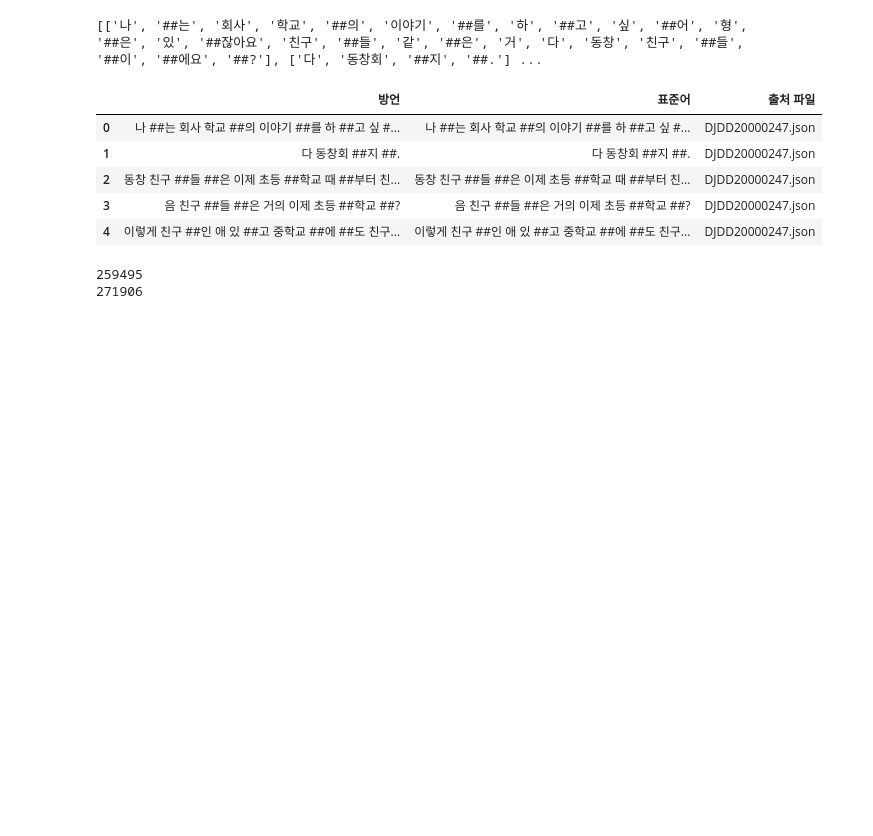
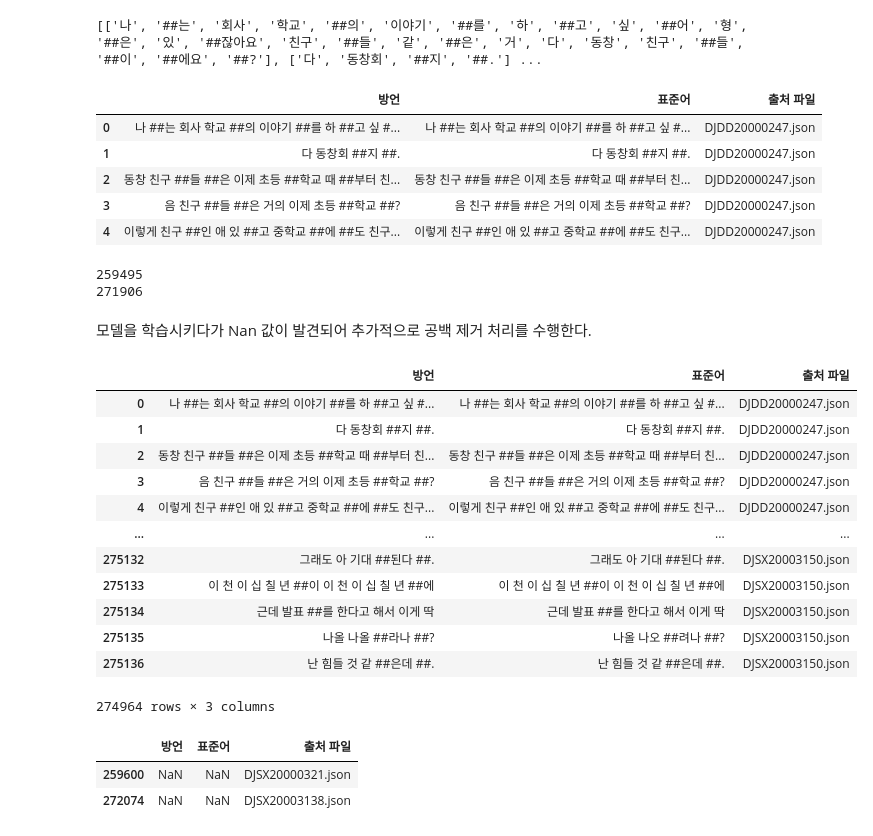
Before and after one commit to BlessingDev/NLP-Standard-Dialect-Translation, a Jupyter notebook: EDA2.ipynb, the cells around one changed output. Cells and saved outputs as stored; diff of their text form; code cells hidden in the pictures; blank space fills up the shorter version.

```diff
--- a/EDA2.ipynb
+++ b/EDA2.ipynb
@@ -330,3 +330,28 @@ for dial_token, stan_token in zip(dialect_list, standard_list):
 df = df.drop([259495, 271906])
 # %%
 df.to_csv("datas/output/jeonla_dialect_test_processed_2.csv")
+# %% [markdown]
+모델을 학습시키다가 Nan 값이 발견되어 추가적으로 공백 제거 처리를 수행한다.
+# %%
+df = pd.read_csv("datas/output/jeonla_dialect_test_processed_2.csv", index_col=0)
+df
+# %% [output]
+|  | 방언 | 표준어 | 출처 파일 |
+| 0 | 나 ##는 회사 학교 ##의 이야기 ##를 하 ##고 싶 #... | 나 ##는 회사 학교 ##의 이야기 ##를 하 ##고 싶 #... | DJDD20000247.json |
+| 1 | 다 동창회 ##지 ##. | 다 동창회 ##지 ##. | DJDD20000247.json |
+| 2 | 동창 친구 ##들 ##은 이제 초등 ##학교 때 ##부터 친... | 동창 친구 ##들 ##은 이제 초등 ##학교 때 ##부터 친... | DJDD20000247.json |
+| 3 | 음 친구 ##들 ##은 거의 이제 초등 ##학교 ##? | 음 친구 ##들 ##은 거의 이제 초등 ##학교 ##? | DJDD20000247.json |
+| 4 | 이렇게 친구 ##인 애 있 ##고 중학교 ##에 ##도 친구... | 이렇게 친구 ##인 애 있 ##고 중학교 ##에 ##도 친구... | DJDD20000247.json |
+| ... | ... | ... | ... |
+| 275132 | 그래도 아 기대 ##된다 ##. | 그래도 아 기대 ##된다 ##. | DJSX20003150.json |
+| 275133 | 이 천 이 십 칠 년 ##이 이 천 이 십 칠 년 ##에 | 이 천 이 십 칠 년 ##이 이 천 이 십 칠 년 ##에 | DJSX20003150.json |
+| 275134 | 근데 발표 ##를 한다고 해서 이게 딱 | 근데 발표 ##를 한다고 해서 이게 딱 | DJSX20003150.json |
+| 275135 | 나올 나올 ##라나 ##? | 나올 나오 ##려나 ##? | DJSX20003150.json |
+| 275136 | 난 힘들 것 같 ##은데 ##. | 난 힘들 것 같 ##은데 ##. | DJSX20003150.json |
+274964 rows × 3 columns
+# %%
+df.loc[df["방언"].isna()]
+# %% [output]
+|  | 방언 | 표준어 | 출처 파일 |
+| 259600 | NaN | NaN | DJSX20000321.json |
+| 272074 | NaN | NaN | DJSX20003138.json |
```
Also changed, not shown: parts of 2 cells of this notebook, 6 other files.
